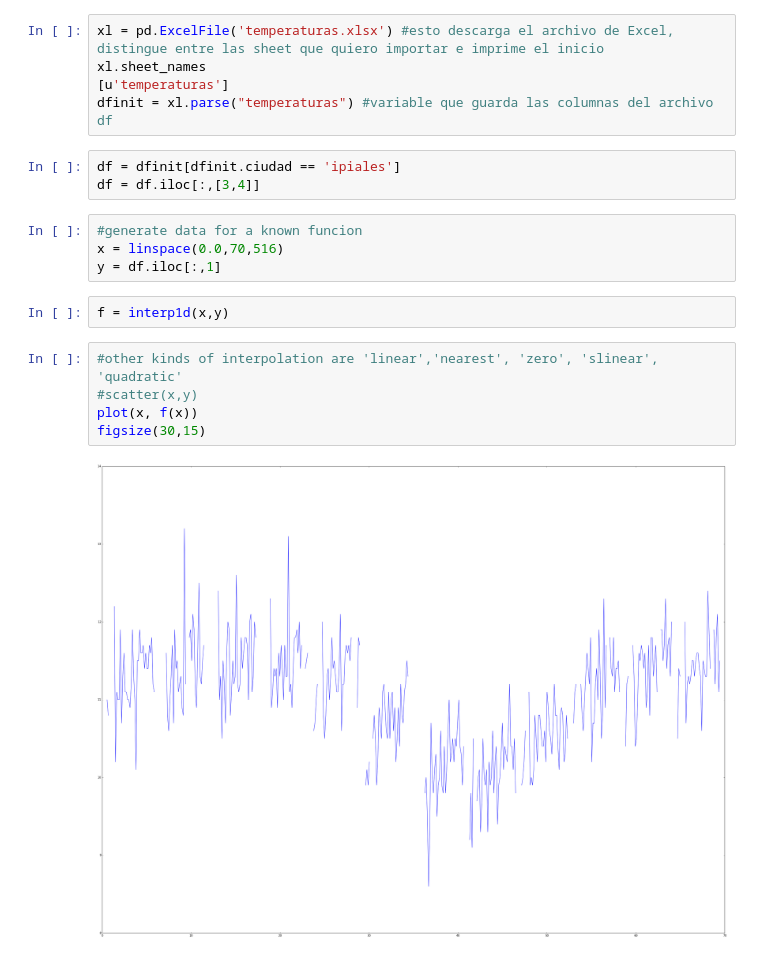
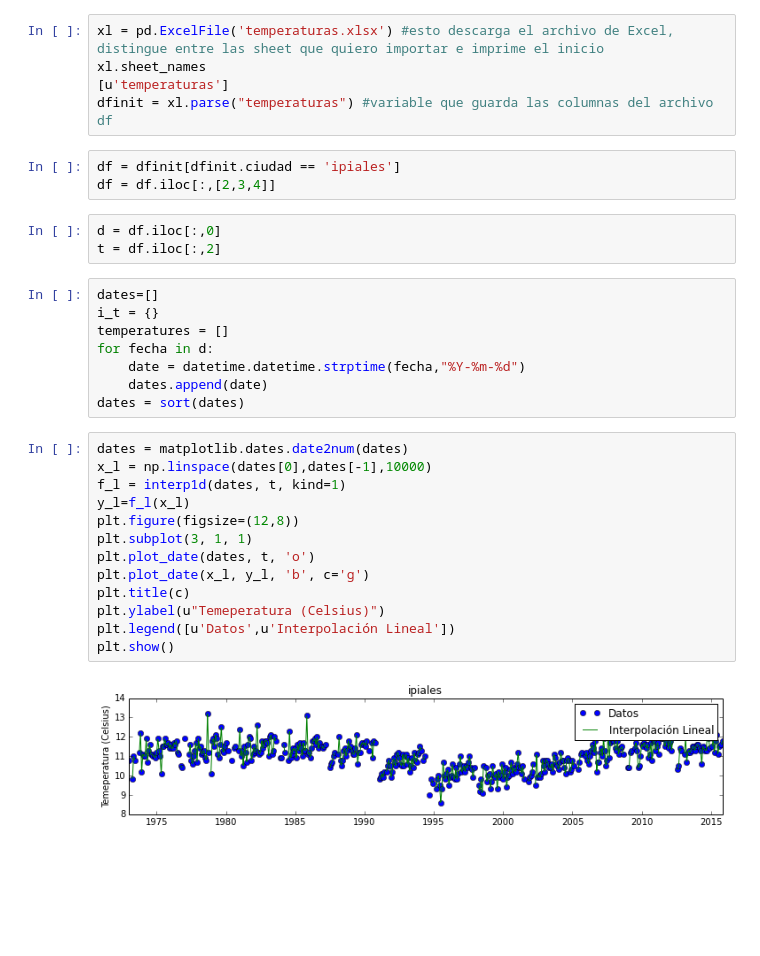
Before and after one commit to alvise30/CM20151_HW4_ElkinAlvis, a Jupyter notebook: P1/Punto1.ipynb, the cells around one changed output. Saved outputs shown, nothing was run; the diff lists cells and outputs as text; blank space fills up the shorter version.

```diff
--- a/P1/Punto1.ipynb
+++ b/P1/Punto1.ipynb
@@ -25,17 +25,30 @@ xl.sheet_names
 dfinit = xl.parse("temperaturas") #variable que guarda las columnas del archivo df
 # %%
 df = dfinit[dfinit.ciudad == 'ipiales']
-df = df.iloc[:,[3,4]]
+df = df.iloc[:,[2,3,4]]
-# %%
-#generate data for a known funcion
-x = linspace(0.0,70,516)
-y = df.iloc[:,1]
-# %%
-f = interp1d(x,y)
-# %%
-#other kinds of interpolation are 'linear','nearest', 'zero', 'slinear', 'quadratic'
-#scatter(x,y)
-plot(x, f(x))
-figsize(30,15)
-# %% [output]
-[figure, removed]
+# %%
+d = df.iloc[:,0]
+t = df.iloc[:,2]
+# %%
+dates=[]
+i_t = {}
+temperatures = []
+for fecha in d:
+    date = datetime.datetime.strptime(fecha,"%Y-%m-%d")
+    dates.append(date)
+dates = sort(dates)
+# %%
+dates = matplotlib.dates.date2num(dates)
+x_l = np.linspace(dates[0],dates[-1],10000)
+f_l = interp1d(dates, t, kind=1)
+y_l=f_l(x_l)
+plt.figure(figsize=(12,8))
+plt.subplot(3, 1, 1)
+plt.plot_date(dates, t, 'o')
+plt.plot_date(x_l, y_l, 'b', c='g')
+plt.title(c)
+plt.ylabel(u"Temeperatura (Celsius)")
+plt.legend([u'Datos',u'Interpolación Lineal'])
+plt.show()
+# %% [output]
+[figure, added]
```
Also changed, not shown: parts of 1 cell of this notebook, 4 other files.
